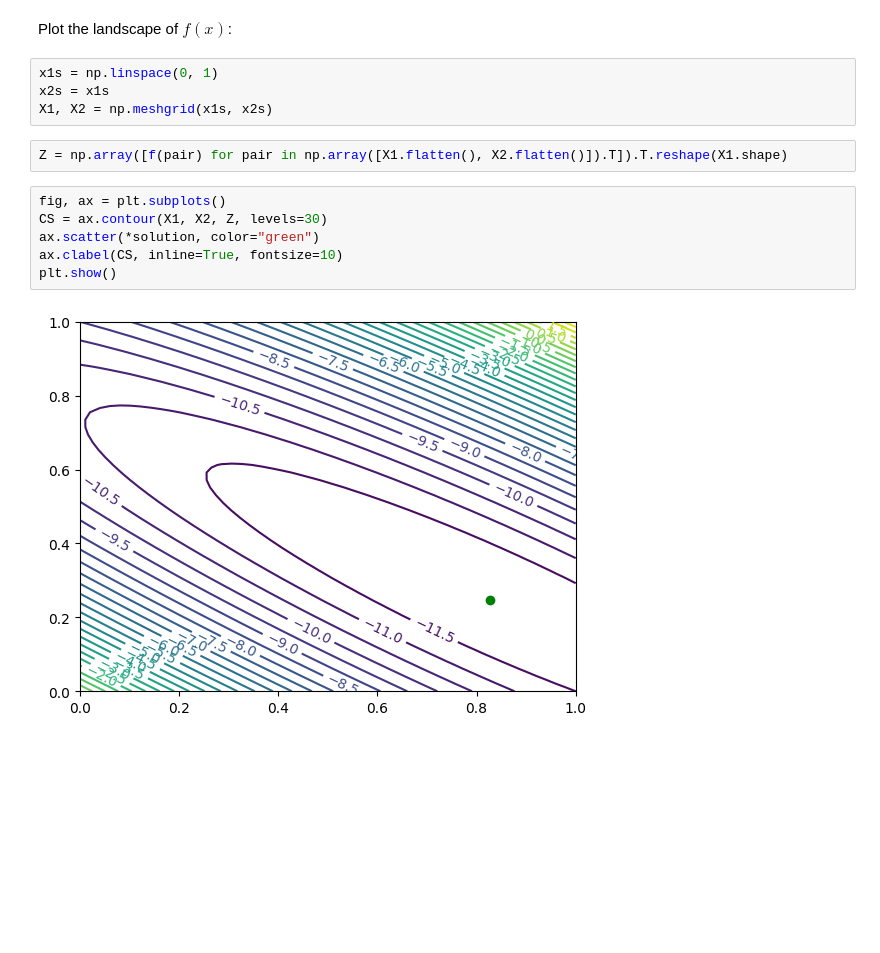
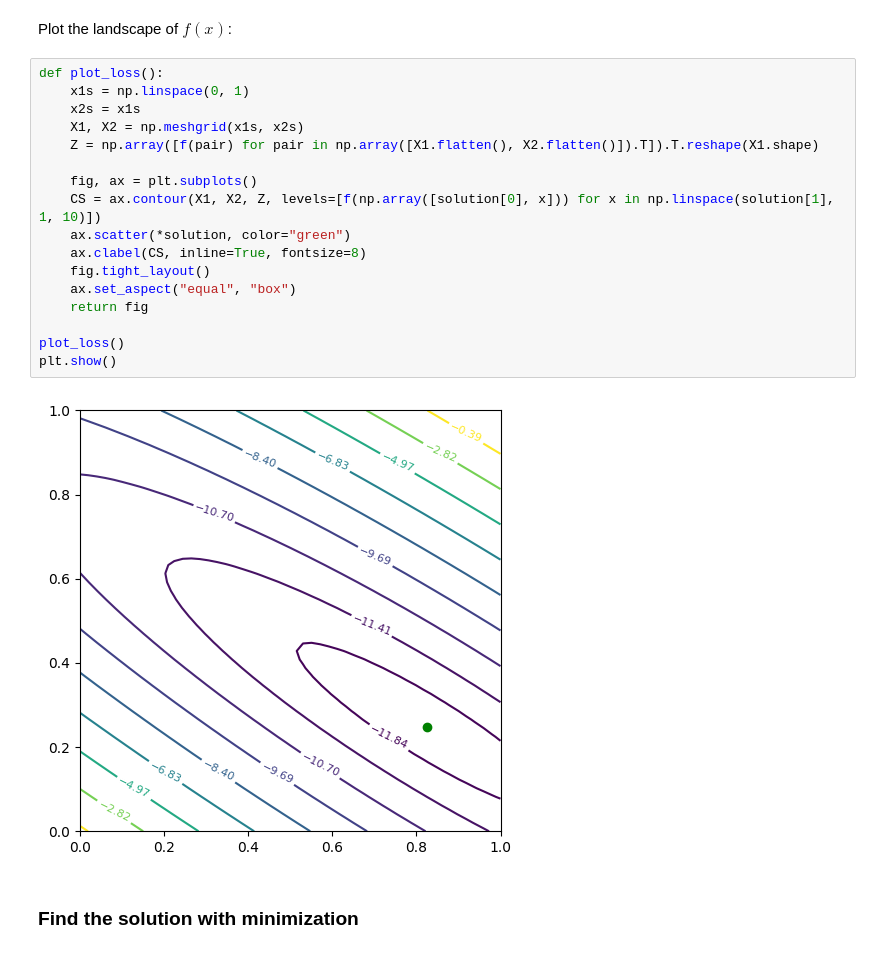
Before and after one commit to tomasruizt/Code-Along, a Jupyter notebook: papers/Solving Linear Systems.ipynb, the cells around one changed output. Saved outputs shown, nothing was run; the diff lists cells and outputs as text; blank space fills up the shorter version.

```diff
--- a/papers/Solving Linear Systems.ipynb
+++ b/papers/Solving Linear Systems.ipynb
@@ -50,17 +53,24 @@ f(solution)
 np.float64(-11.983471074380164)
 # %% [markdown]
 Plot the landscape of $f(x)$:
-# %%
-x1s = np.linspace(0, 1)
-x2s = x1s
-X1, X2 = np.meshgrid(x1s, x2s)
-# %%
-Z = np.array([f(pair) for pair in np.array([X1.flatten(), X2.flatten()]).T]).T.reshape(X1.shape)
 # %%
-fig, ax = plt.subplots()
-CS = ax.contour(X1, X2, Z, levels=30)
-ax.scatter(*solution, color="green")
-ax.clabel(CS, inline=True, fontsize=10)
+def plot_loss():
+    x1s = np.linspace(0, 1)
+    x2s = x1s
+    X1, X2 = np.meshgrid(x1s, x2s)
+    Z = np.array([f(pair) for pair in np.array([X1.flatten(), X2.flatten()]).T]).T.reshape(X1.shape)
+
+    fig, ax = plt.subplots()
+    CS = ax.contour(X1, X2, Z, levels=[f(np.array([solution[0], x])) for x in np.linspace(solution[1], 1, 10)])
+    ax.scatter(*solution, color="green")
+    ax.clabel(CS, inline=True, fontsize=8)
+    fig.tight_layout()
+    ax.set_aspect("equal", "box")
+    return fig
+
+plot_loss()
 plt.show()
 # %% [output]
-[figure, old version]
+[figure, new version]
+# %% [markdown]
+### Find the solution with minimization
```
Also changed, not shown: parts of 13 cells of this notebook.
